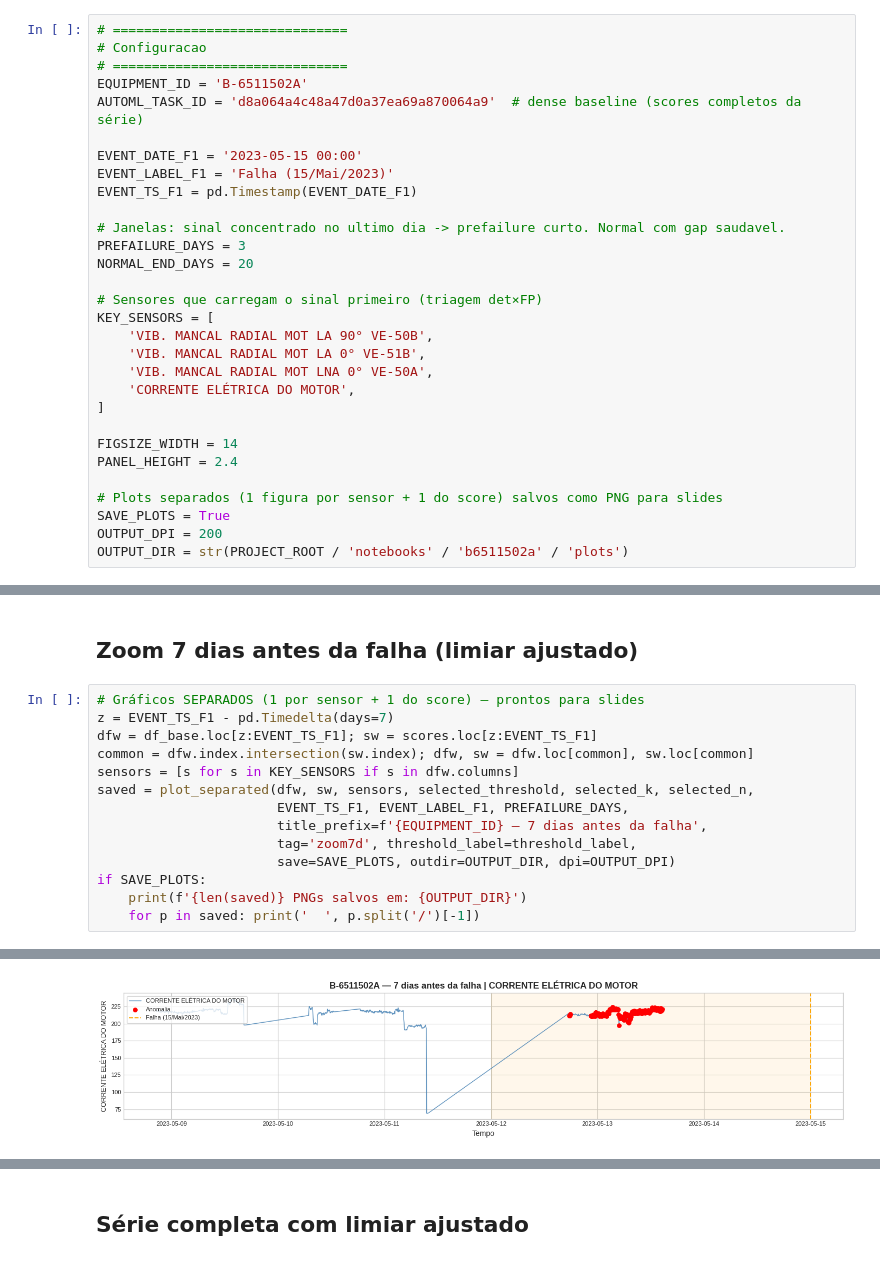
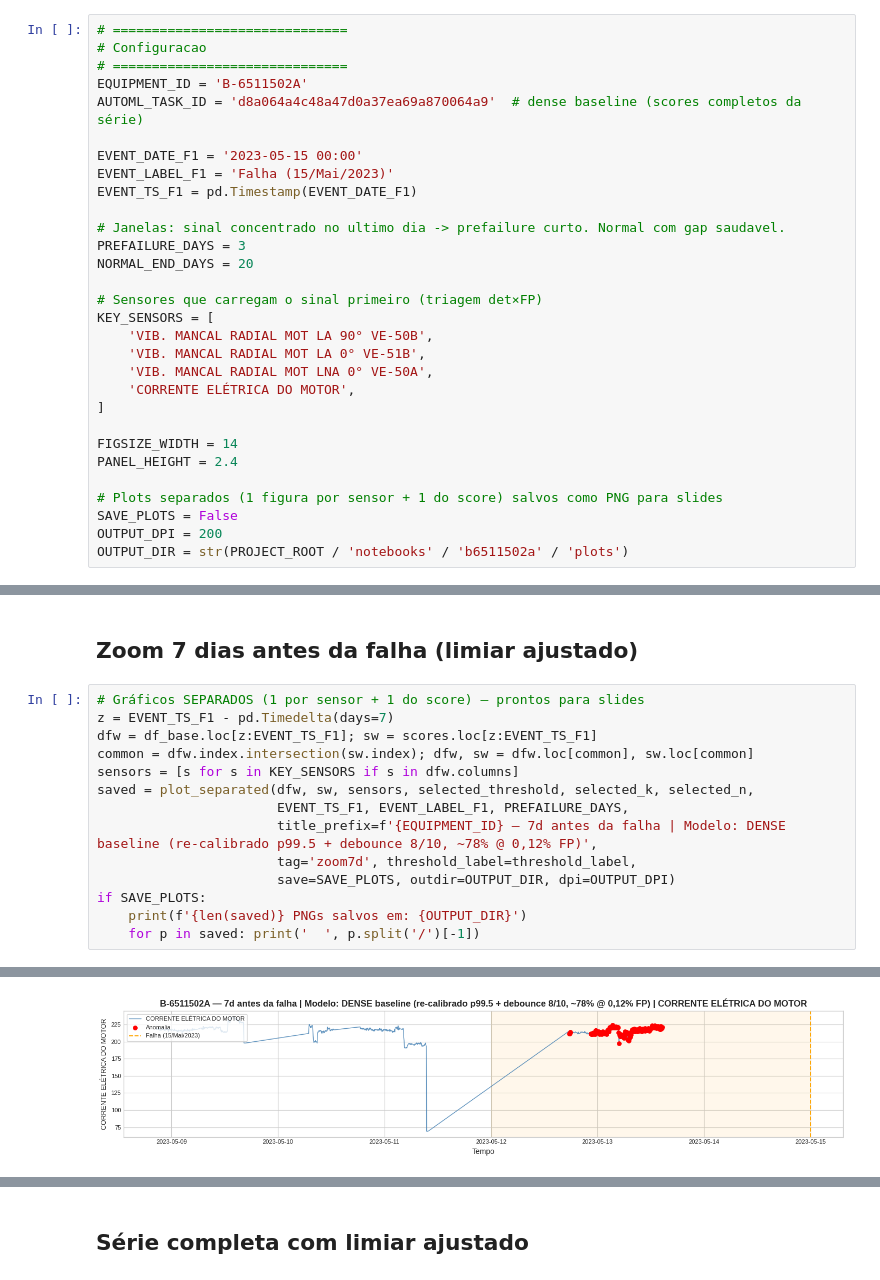
Before and after one commit to SIMPred-Petrobras/transpetro-models, a Jupyter notebook: notebooks/b6511502a/automl_best_model_ajustado.ipynb, the cells around one changed output, grey strips where cells are left out. Cells and saved outputs as stored; diff of their text form.

```diff
--- a/notebooks/b6511502a/automl_best_model_ajustado.ipynb
+++ b/notebooks/b6511502a/automl_best_model_ajustado.ipynb
@@ -52,7 +52,7 @@ FIGSIZE_WIDTH = 14
 PANEL_HEIGHT = 2.4
 
 # Plots separados (1 figura por sensor + 1 do score) salvos como PNG para slides
-SAVE_PLOTS = True
+SAVE_PLOTS = False
 OUTPUT_DPI = 200
 OUTPUT_DIR = str(PROJECT_ROOT / 'notebooks' / 'b6511502a' / 'plots')
 # %%
@@ -257,7 +257,7 @@ common = dfw.index.intersection(sw.index); dfw, sw = dfw.loc[common], sw.loc[com
 sensors = [s for s in KEY_SENSORS if s in dfw.columns]
 saved = plot_separated(dfw, sw, sensors, selected_threshold, selected_k, selected_n,
                        EVENT_TS_F1, EVENT_LABEL_F1, PREFAILURE_DAYS,
-                       title_prefix=f'{EQUIPMENT_ID} — 7 dias antes da falha',
+                       title_prefix=f'{EQUIPMENT_ID} — 7d antes da falha | Modelo: DENSE baseline (re-calibrado p99.5 + debounce 8/10, ~78% @ 0,12% FP)',
                        tag='zoom7d', threshold_label=threshold_label,
                        save=SAVE_PLOTS, outdir=OUTPUT_DIR, dpi=OUTPUT_DPI)
 if SAVE_PLOTS:
@@ -270 +270 @@ if SAVE_PLOTS:
-[figure, old version]
+[figure, new version]
```
Also changed, not shown: parts of 1 cell of this notebook, 8 other files.
